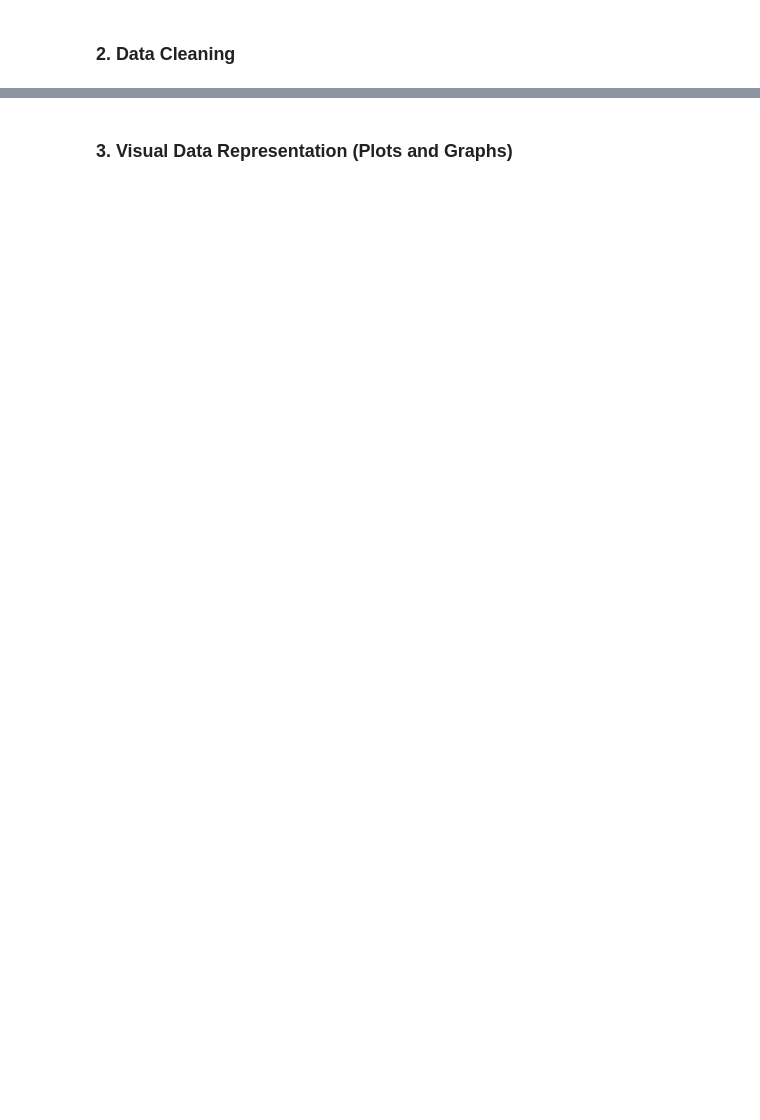
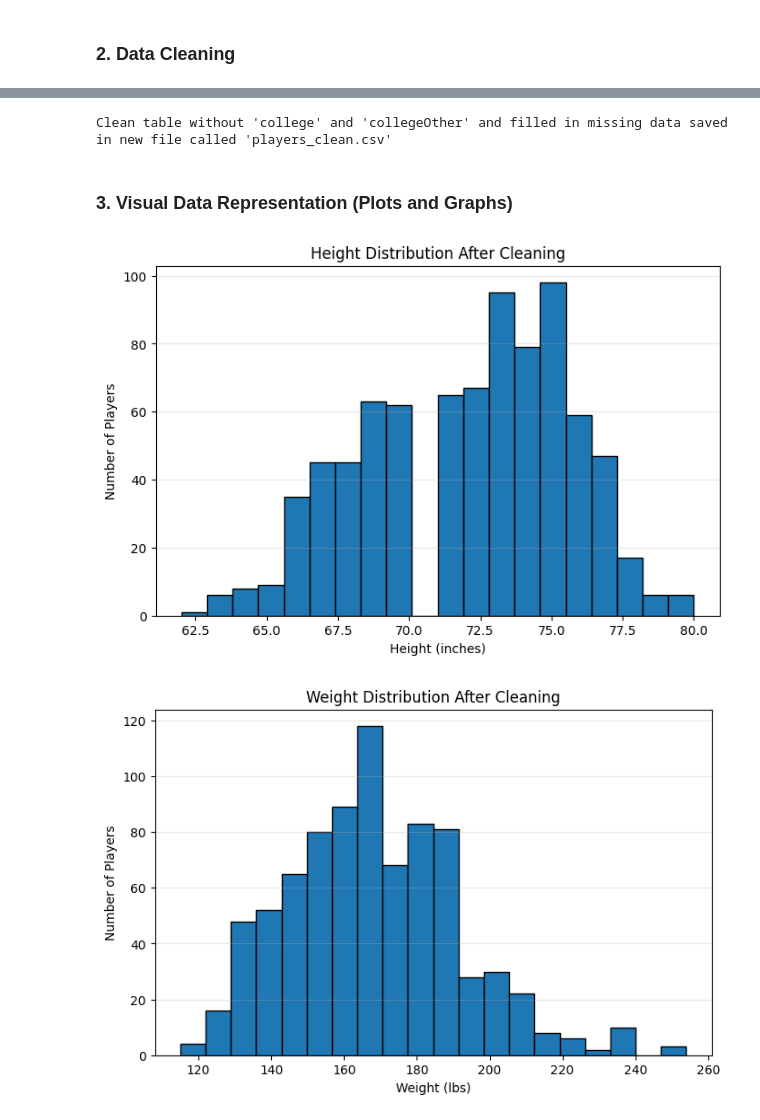
Before and after one commit to FranciscoAlves124/AC, a Jupyter notebook: eda.ipynb, the cells around one changed output, grey strips where cells are left out. Saved outputs shown, nothing was run; the diff lists cells and outputs as text; code cells hidden in the pictures; blank space fills up the shorter version.

Commit message:
Cleaned Players Table data and added linear regression imputation

```diff
--- a/eda.ipynb
+++ b/eda.ipynb
@@ -175,2 +179,82 @@ Rookies: {'zellosh01w', 'wisdoli01w', 'boddiwh01w', 'jekaban01w', 'parisco01w',
+# %%
+#The college and collegeOther columns are irrelevant for our project so we drop them from our table
+players_clean = players.drop(columns=["college", "collegeOther"])
+
+#We want to use linear regression imputation to fill in the player's missing height and weight data~
+
+# Replace 0 with NaN for height and weight
+players_clean.loc[players_clean["height"] <= 40, "height"] = np.nan
+players_clean.loc[players_clean["weight"] <= 80, "weight"] = np.nan
+
+#Simple linear regression function
+def simple_linear_regression(x, y):
+    x_mean = np.mean(x)
+    y_mean = np.mean(y)
+
+    # slope b = Σ((x - x̄)(y - ȳ)) / Σ((x - x̄)^2)
+    b = np.sum((x - x_mean) * (y - y_mean)) / np.sum((x - x_mean) ** 2)
+
+    # intercept a = ȳ - b * x̄
+    a = y_mean - b * x_mean
+
+    return a, b
+
+#Using linear regression to predict hwight based on weight
+players_clean_height = players_clean.dropna(subset = ["height", "weight"])
+a_height, b_height = simple_linear_regression(players_clean_height["weight"].values, players_clean_height["height"].values)
+
+#Imputing missing Height
+missing_height = players_clean["height"].isna() & players_clean["weight"].notna()
+players_clean.loc[missing_height, "height"] = a_height + b_height * players_clean.loc[missing_height, "weight"]
+
+#Using linear regression to predict weight based on height
+players_clean_weight = players_clean.dropna(subset = ["height", "weight"])
+a_weight, b_weight = simple_linear_regression(players_clean_weight["height"].values, players_clean_weight["weight"].values)
+
+#Imputing missing Weight
+missing_weight = players_clean["weight"].isna() & players_clean["height"].notna()
+players_clean.loc[missing_weight, "weight"] = a_weight + b_weight * players_clean.loc[missing_weight, "height"]
+
+#We save our new clean table in a new csv file
+players_clean.to_csv(Path("project_data/players_clean.csv"), index=False)
+
+print("Clean table without 'college' and 'collegeOther' and filled in missing data saved in new file called 'players_clean.csv'")
+# %% [output]
+Clean table without 'college' and 'collegeOther' and filled in missing data saved in new file called 'players_clean.csv'
 # %% [markdown]
 ### 3. Visual Data Representation (Plots and Graphs)
+# %%
+# --- Height Histogram ---
+plt.figure(figsize=(8,5))
+plt.hist(players_clean["height"], bins=20, edgecolor="black")
+plt.title("Height Distribution After Cleaning")
+plt.xlabel("Height (inches)")
+plt.ylabel("Number of Players")
+plt.grid(axis="y", alpha=0.3)
+plt.show()
+
+# --- Weight Histogram ---
+plt.figure(figsize=(8,5))
+plt.hist(players_clean["weight"], bins=20, edgecolor="black")
+plt.title("Weight Distribution After Cleaning")
+plt.xlabel("Weight (lbs)")
+plt.ylabel("Number of Players")
+plt.grid(axis="y", alpha=0.3)
+plt.show()
+
+# --- Height vs Weight Scatter ---
+positions = players_clean["pos"].fillna("Unknown")
+for pos in positions.unique():
+    subset = players_clean[positions == pos]
+    plt.scatter(subset["weight"], subset["height"], alpha=0.6, edgecolor="k", label=pos)
+
+plt.title("Height vs. Weight of Players by Position")
+plt.title("Weight vs Height After Cleaning")
+plt.ylabel("Height (inches)")
+plt.xlabel("Weight (lbs)")
+plt.legend(title="Position")
+plt.grid(alpha=0.3)
+plt.show()
+# %% [output]
+[figure, added]
+[figure, added]
```
Also changed, not shown: parts of 4 cells of this notebook.
